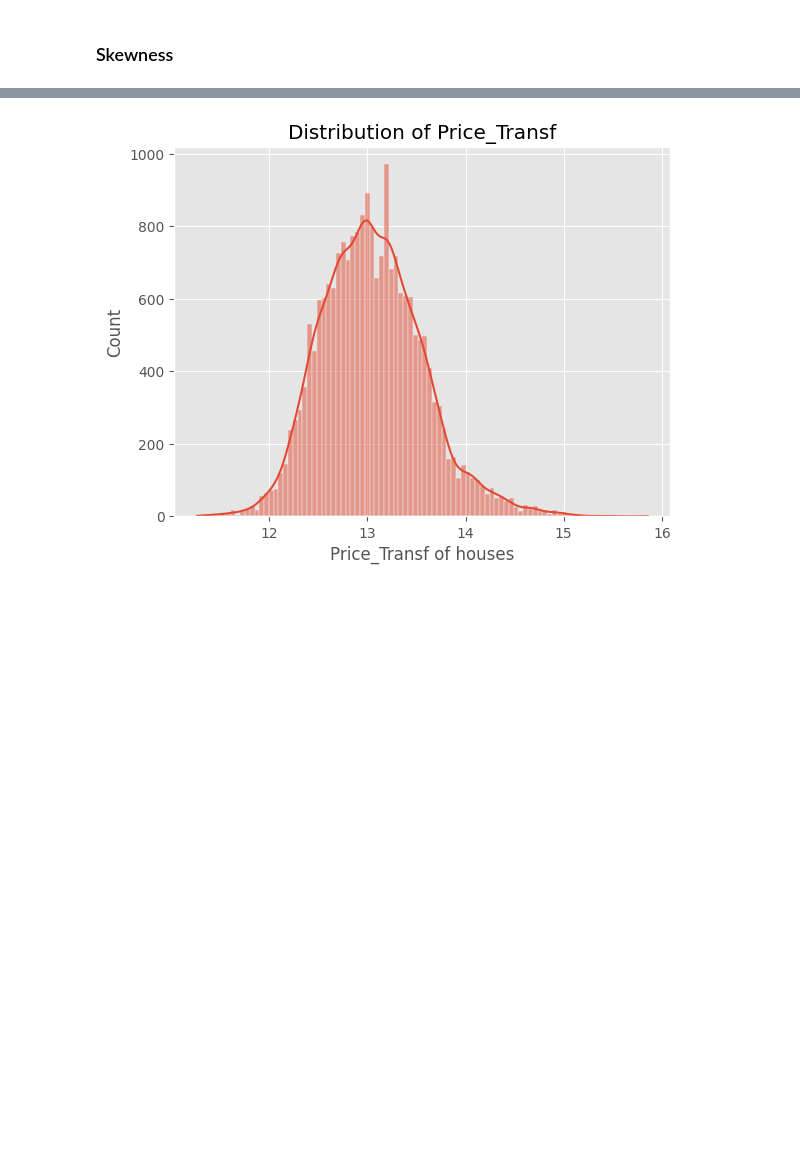
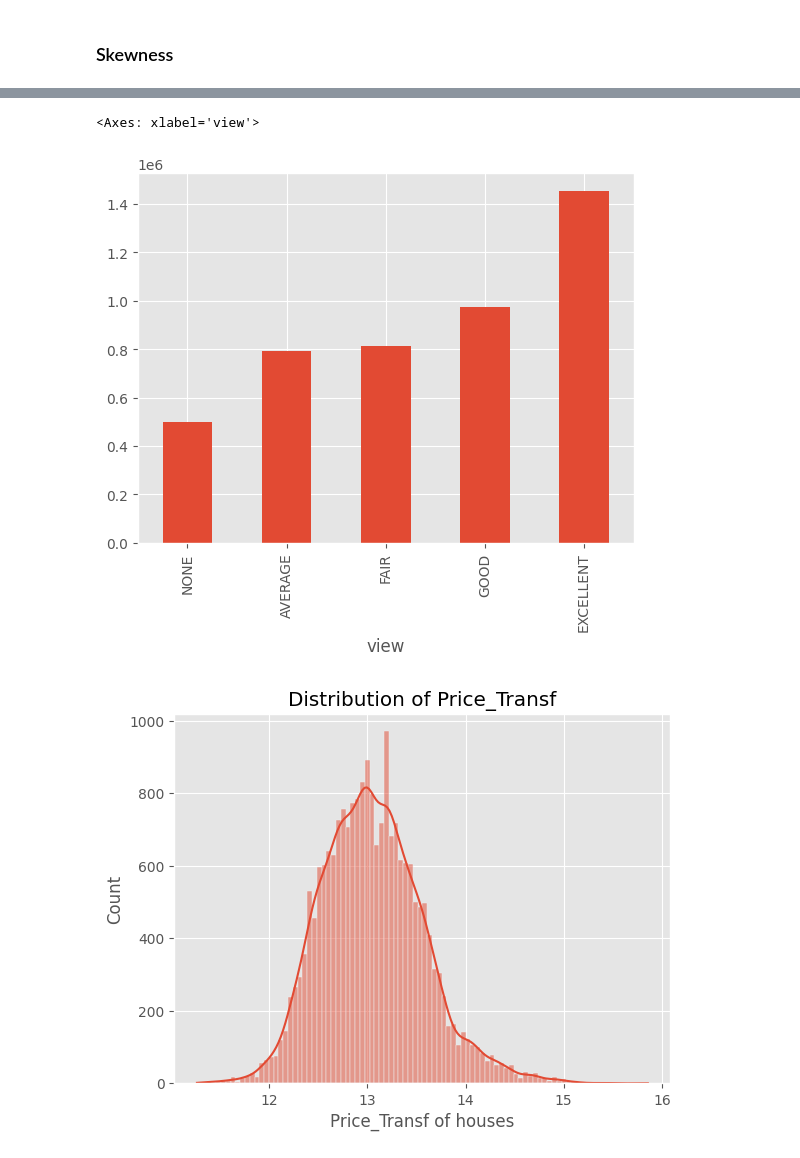
Before and after one commit to D-EKALE/KC-Housing-Project-2, a Jupyter notebook: student.ipynb, the cells around one changed output, grey strips where cells are left out. Saved outputs shown, nothing was run; the diff lists cells and outputs as text; code cells hidden in the pictures; blank space fills up the shorter version.

```diff
--- a/student.ipynb
+++ b/student.ipynb
@@ -213,3 +287,9 @@ skewness
+# %%
+grp = df.groupby('view')['price'].mean().sort_values(ascending=True)
+grp.plot(kind='bar')
+# %% [output]
+<Axes: xlabel='view'>
+[figure, added]
 # %%
 df['price_transf'] = np.log(df['price'])
 # %%
```
Also changed, not shown: parts of 31 cells of this notebook.
